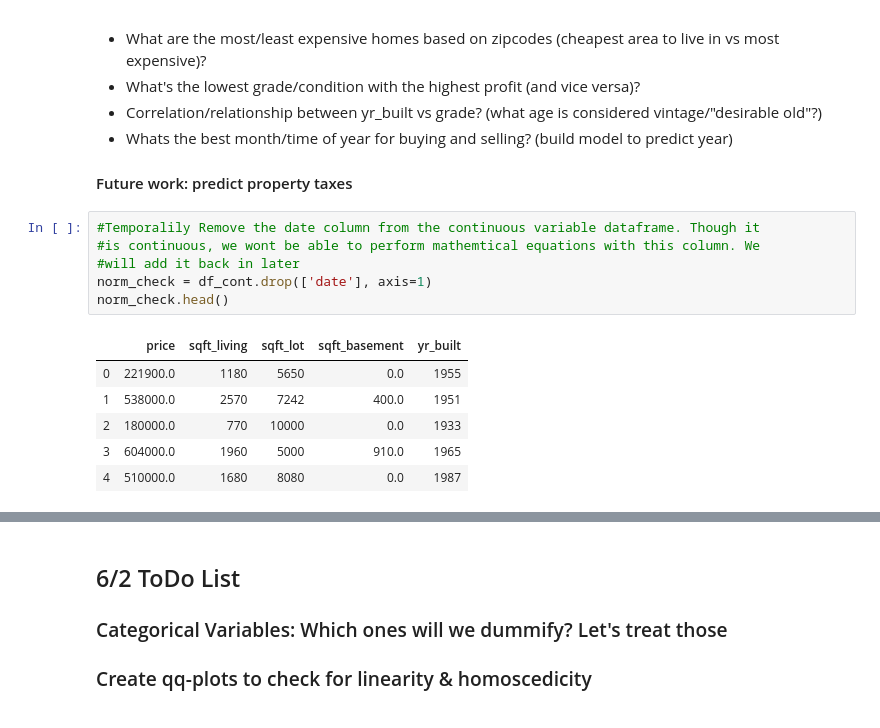
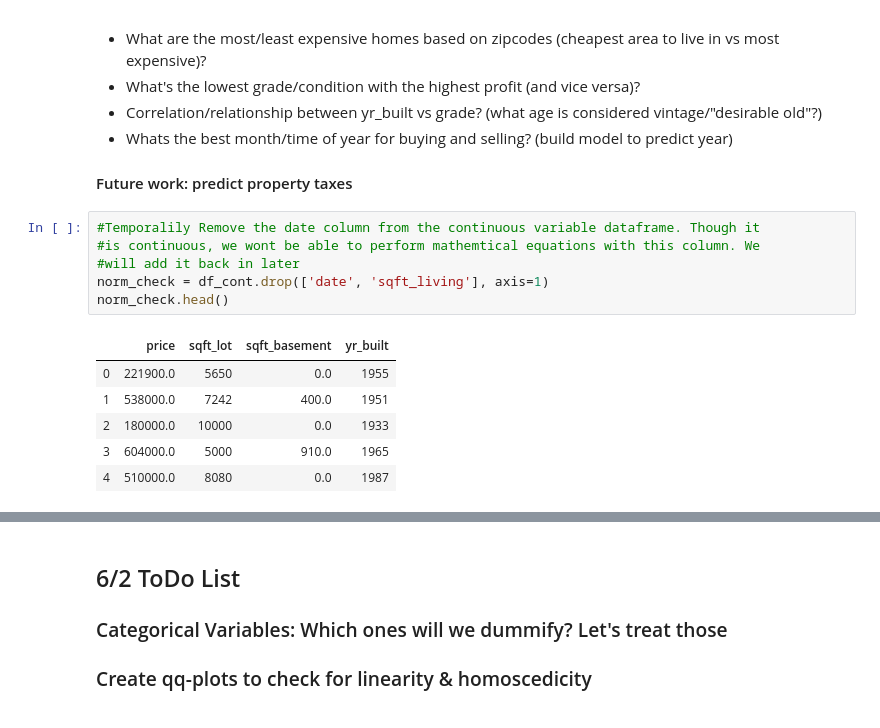
Before and after one commit to EricaSG/dsc-mod-2-project-v2-1-onl01-dtsc-ft-041320, a Jupyter notebook: student.ipynb, the cells around one changed output, grey strips where cells are left out. Cells and saved outputs as stored; diff of their text form.

```diff
--- a/student.ipynb
+++ b/student.ipynb
@@ -356,13 +356,13 @@ df_cont = df_cont.drop(['sqft_above'], axis=1) #sqrt living and above are collin
 # %%
 #Temporalily Remove the date column from the continuous variable dataframe. Though it
 #is continuous, we wont be able to perform mathemtical equations with this column. We
 #will add it back in later
-norm_check = df_cont.drop(['date'], axis=1)
+norm_check = df_cont.drop(['date', 'sqft_living'], axis=1)
 norm_check.head()
 # %% [output]
-|  | price | sqft_living | sqft_lot | sqft_basement | yr_built |
-| 0 | 221900.0 | 1180 | 5650 | 0.0 | 1955 |
-| 1 | 538000.0 | 2570 | 7242 | 400.0 | 1951 |
-| 2 | 180000.0 | 770 | 10000 | 0.0 | 1933 |
-| 3 | 604000.0 | 1960 | 5000 | 910.0 | 1965 |
-| 4 | 510000.0 | 1680 | 8080 | 0.0 | 1987 |
+|  | price | sqft_lot | sqft_basement | yr_built |
+| 0 | 221900.0 | 5650 | 0.0 | 1955 |
+| 1 | 538000.0 | 7242 | 400.0 | 1951 |
+| 2 | 180000.0 | 10000 | 0.0 | 1933 |
+| 3 | 604000.0 | 5000 | 910.0 | 1965 |
+| 4 | 510000.0 | 8080 | 0.0 | 1987 |
```
Also changed, not shown: parts of 23 cells of this notebook.
